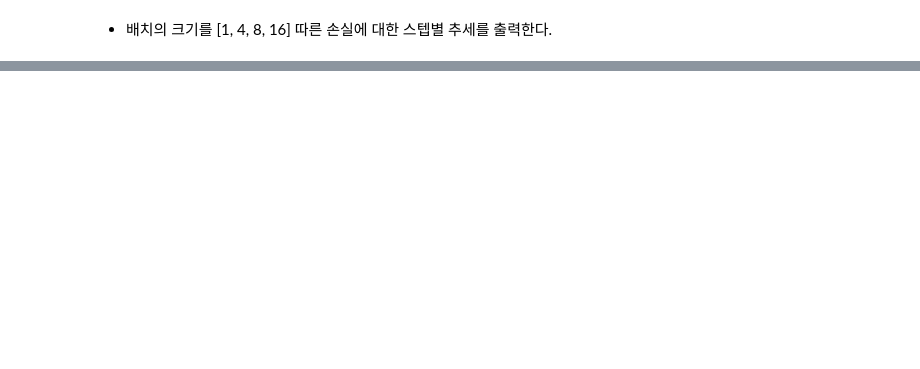
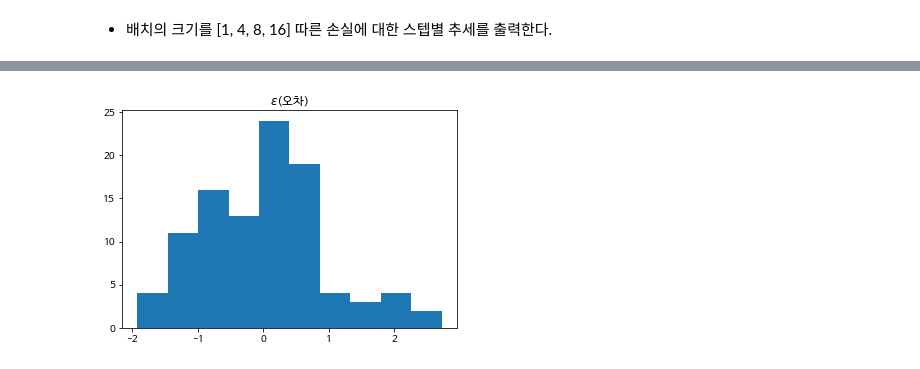
Before and after one commit to sunkusun9/ML2022_1, a Jupyter notebook: simple_linear_regression.ipynb, the cells around one changed output, grey strips where cells are left out. Cells and saved outputs as stored; diff of their text form; code cells hidden in the pictures; blank space fills up the shorter version.

```diff
--- a/simple_linear_regression.ipynb
+++ b/simple_linear_regression.ipynb
@@ -519,3 +661,9 @@ plt.show()
+# %%
+plt.hist(eps, bins=10)
+plt.title('$\epsilon$(오차)')
+plt.show()
+# %% [output]
+[figure, added]
 # %%
 from scipy.stats import norm
 y_hat = beta_0 + beta_1 * x
```
Also changed, not shown: parts of 45 cells of this notebook.
